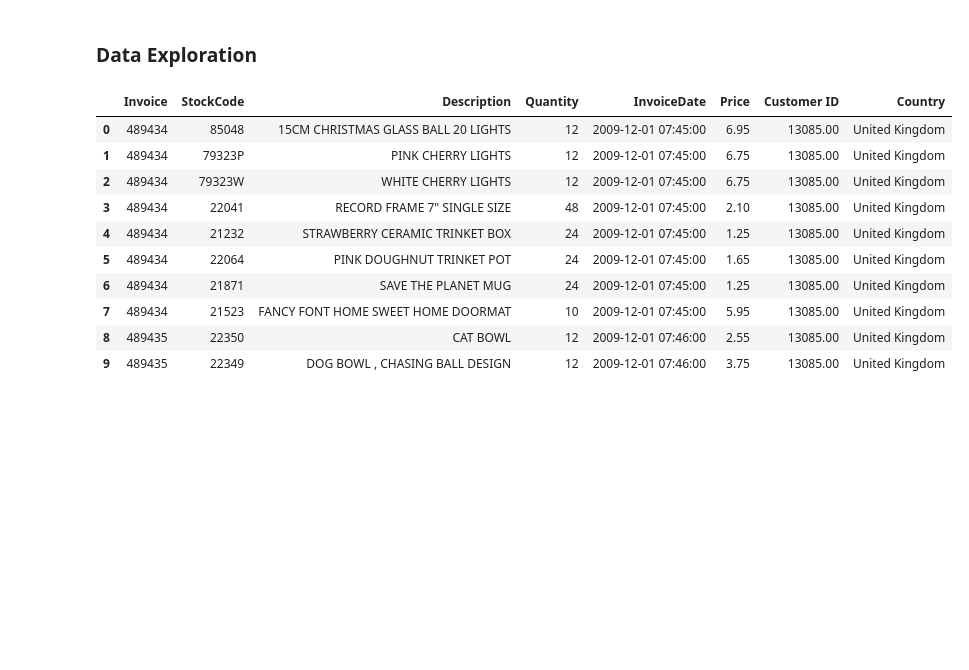
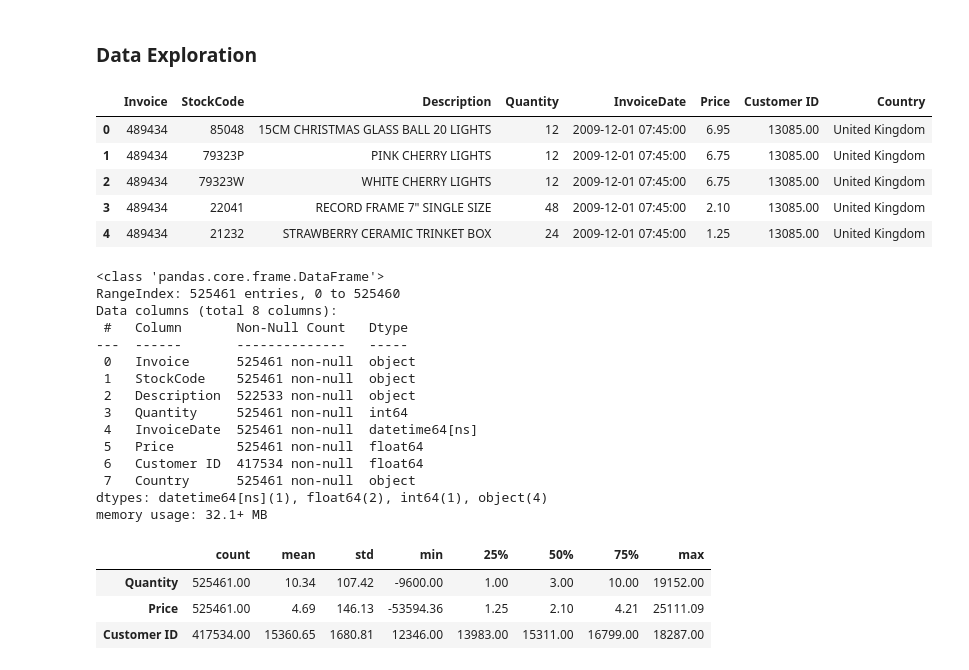
Before and after one commit to robinyUArizona/Online-Retail-Clustering-K-Means, a Jupyter notebook: notebooks/online-retail-data-clustering.ipynb, the cells around one changed output. Saved outputs shown, nothing was run; the diff lists cells and outputs as text; code cells hidden in the pictures; blank space fills up the shorter version.

```diff
--- a/notebooks/online-retail-data-clustering.ipynb
+++ b/notebooks/online-retail-data-clustering.ipynb
@@ -16,16 +16,36 @@ pd.set_option('display.max_columns', 999)
 ### Data Exploration
 # %%
 df = pd.read_excel("../data/online_retail_II.xlsx", sheet_name=0)
-df.head(10)
+df.head()
 # %% [output]
 |  | Invoice | StockCode | Description | Quantity | InvoiceDate | Price | Customer ID | Country |
 | 0 | 489434 | 85048 | 15CM CHRISTMAS GLASS BALL 20 LIGHTS | 12 | 2009-12-01 07:45:00 | 6.95 | 13085.00 | United Kingdom |
 | 1 | 489434 | 79323P | PINK CHERRY LIGHTS | 12 | 2009-12-01 07:45:00 | 6.75 | 13085.00 | United Kingdom |
 | 2 | 489434 | 79323W | WHITE CHERRY LIGHTS | 12 | 2009-12-01 07:45:00 | 6.75 | 13085.00 | United Kingdom |
 | 3 | 489434 | 22041 | RECORD FRAME 7" SINGLE SIZE | 48 | 2009-12-01 07:45:00 | 2.10 | 13085.00 | United Kingdom |
 | 4 | 489434 | 21232 | STRAWBERRY CERAMIC TRINKET BOX | 24 | 2009-12-01 07:45:00 | 1.25 | 13085.00 | United Kingdom |
-| 5 | 489434 | 22064 | PINK DOUGHNUT TRINKET POT | 24 | 2009-12-01 07:45:00 | 1.65 | 13085.00 | United Kingdom |
-| 6 | 489434 | 21871 | SAVE THE PLANET MUG | 24 | 2009-12-01 07:45:00 | 1.25 | 13085.00 | United Kingdom |
-| 7 | 489434 | 21523 | FANCY FONT HOME SWEET HOME DOORMAT | 10 | 2009-12-01 07:45:00 | 5.95 | 13085.00 | United Kingdom |
-| 8 | 489435 | 22350 | CAT BOWL | 12 | 2009-12-01 07:46:00 | 2.55 | 13085.00 | United Kingdom |
-| 9 | 489435 | 22349 | DOG BOWL , CHASING BALL DESIGN | 12 | 2009-12-01 07:46:00 | 3.75 | 13085.00 | United Kingdom |
+# %%
+df.info()
+# %% [output]
+<class 'pandas.core.frame.DataFrame'>
+RangeIndex: 525461 entries, 0 to 525460
+Data columns (total 8 columns):
+ #   Column       Non-Null Count   Dtype
+---  ------       --------------   -----
+ 0   Invoice      525461 non-null  object
+ 1   StockCode    525461 non-null  object
+ 2   Description  522533 non-null  object
+ 3   Quantity     525461 non-null  int64
+ 4   InvoiceDate  525461 non-null  datetime64[ns]
+ 5   Price        525461 non-null  float64
+ 6   Customer ID  417534 non-null  float64
+ 7   Country      525461 non-null  object
+dtypes: datetime64[ns](1), float64(2), int64(1), object(4)
+memory usage: 32.1+ MB
+# %%
+df.describe(include='number').T
+# %% [output]
+|  | count | mean | std | min | 25% | 50% | 75% | max |
+| Quantity | 525461.00 | 10.34 | 107.42 | -9600.00 | 1.00 | 3.00 | 10.00 | 19152.00 |
+| Price | 525461.00 | 4.69 | 146.13 | -53594.36 | 1.25 | 2.10 | 4.21 | 25111.09 |
+| Customer ID | 417534.00 | 15360.65 | 1680.81 | 12346.00 | 13983.00 | 15311.00 | 16799.00 | 18287.00 |
```
Also changed, not shown: parts of 44 cells of this notebook.
